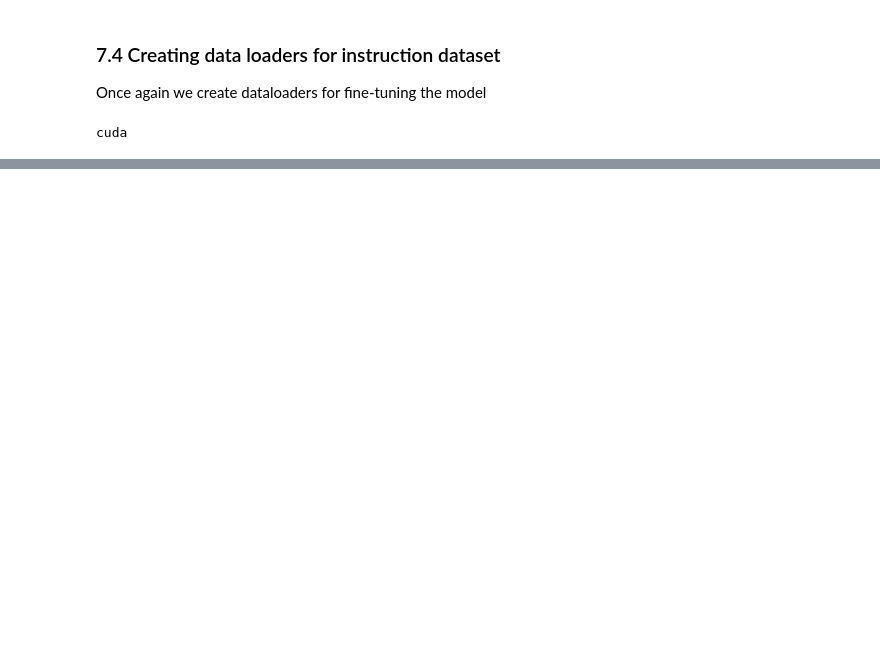
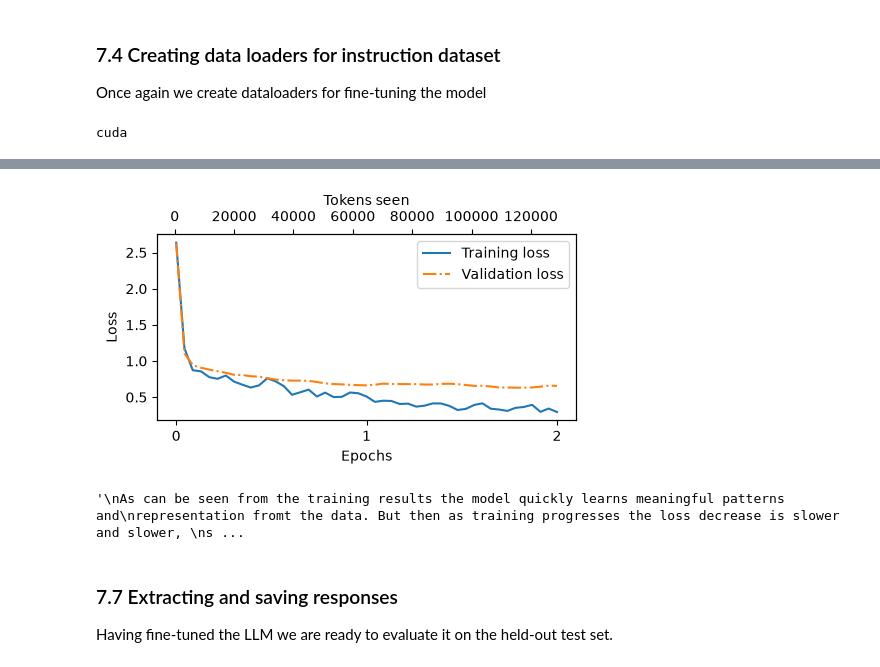
Before and after one commit to Gustaf1891/build-a-llm, a Jupyter notebook: ch07/ch7.ipynb, the cells around one changed output, grey strips where cells are left out. Drawn from its saved outputs; the diff is of its cells as text; code cells hidden in the pictures; blank space fills up the shorter version.

```diff
--- a/ch07/ch7.ipynb
+++ b/ch07/ch7.ipynb
@@ -336,0 +593,16 @@ Load the pretrained GPT model we want to finetune
+# %%
+# Time to train the model
+import time
+
+start_time = time.time()
+torch.manual_seed(123)
+optimizer  = torch.optim.AdamW(model.parameters(), lr=0.00005,weight_decay=0.1)
+num_epochs = 2
+
+train_losses, val_losses, tokens_seen = train_model_simple(
+    model, train_loader, val_loader, optimizer, device, num_epochs=num_epochs,
+    eval_freq=5, eval_iter=5, start_context=format_input(val_data[0]), tokenizer=tokenizer
+)
+end_time = time.time()
+run_time = (end_time - start_time) / 60
+print(f"Training complete in {run_time:.2f} minutes")
@@ -336,0 +627,37 @@ Load the pretrained GPT model we want to finetune
+# %%
+import matplotlib.pyplot as plt
+from matplotlib.ticker import MaxNLocator
+def plot_losses(epochs_seen, tokens_seen, train_losses, val_losses):
+    fig, ax1 = plt.subplots(figsize=(5, 3))
+    ax1.plot(epochs_seen, train_losses, label="Training loss")
+    ax1.plot(
+    epochs_seen, val_losses, linestyle="-.", label="Validation loss"
+    )
+    ax1.set_xlabel("Epochs")
+    ax1.set_ylabel("Loss")
+    ax1.legend(loc="upper right")
+    ax1.xaxis.set_major_locator(MaxNLocator(integer=True))
+    ax2 = ax1.twiny()
+    ax2.plot(tokens_seen, train_losses, alpha=0)
+    ax2.set_xlabel("Tokens seen")
+    fig.tight_layout()
+    plt.show()
+epochs_tensor = torch.linspace(0, num_epochs, len(train_losses))
+plot_losses(epochs_tensor, tokens_seen, train_losses, val_losses)
+# %% [output]
+[figure, added]
+# %%
+"""
+As can be seen from the training results the model quickly learns meaningful patterns and
+representation fromt the data. But then as training progresses the loss decrease is slower and slower,
+suggesting that the model is converging to a stable solution and longer training will not increase
+performance too much.
+
+But the loss only shows that the model is training effectively, we also need to look at some answers
+to see the response quality and correctness.
+"""
+# %% [output]
+'\nAs can be seen from the training results the model quickly learns meaningful patterns and\nrepresentation fromt the data. But then as training progresses the loss decrease is slower and slower, \ns ...
+# %% [markdown]
+### 7.7 Extracting and saving responses
+Having fine-tuned the LLM we are ready to evaluate it on the held-out test set.
```
Also changed, not shown: parts of 31 cells of this notebook, 2 other files.
